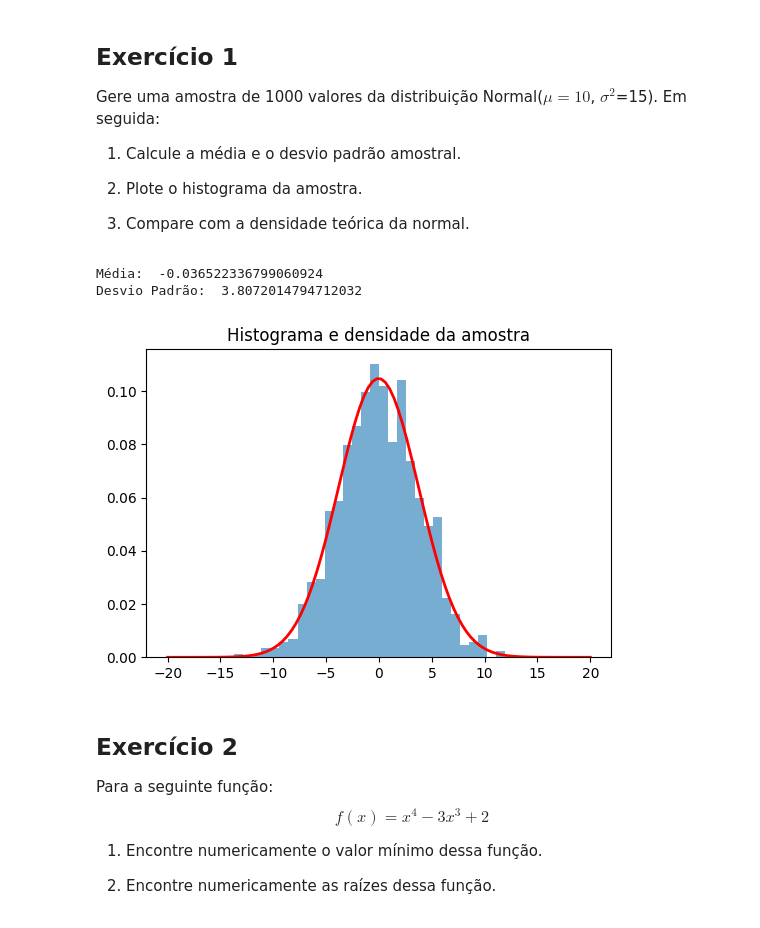
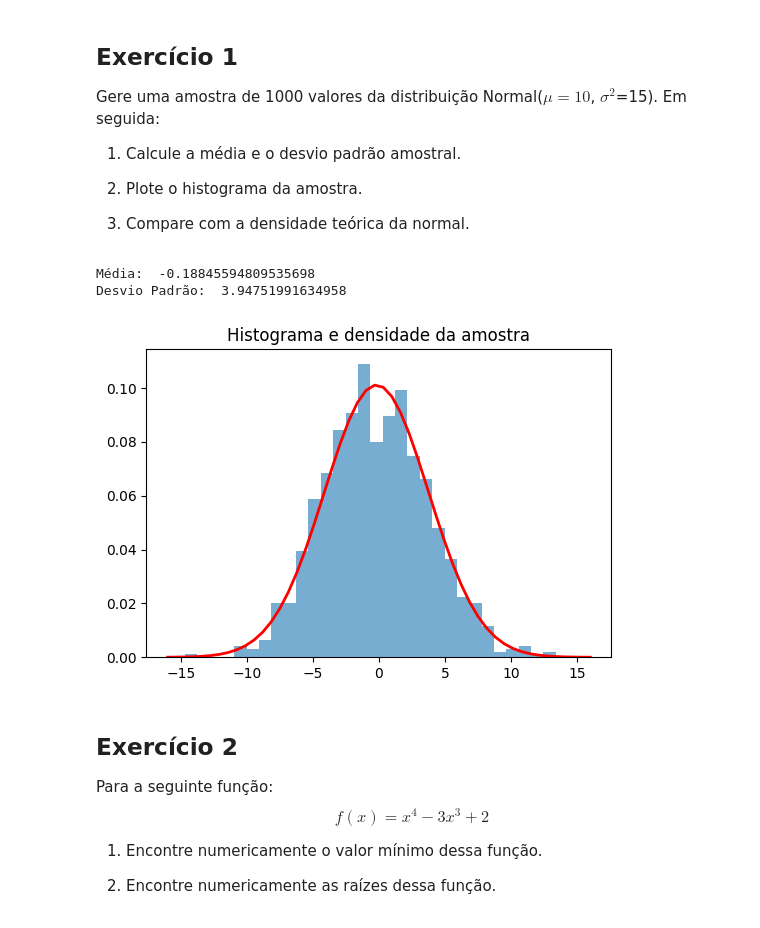
Before and after one commit to py222015328/CEE2, a Jupyter notebook: 23_scipy.ipynb, the cells around one changed output. Cells and saved outputs as stored; diff of their text form; code cells hidden in the pictures.

```diff
--- a/23_scipy.ipynb
+++ b/23_scipy.ipynb
@@ -674,35 +674,36 @@ Gere uma amostra de 1000 valores da distribuição Normal($\mu=10$, $\sigma^2$=1
 
 3) Compare com a densidade teórica da normal.
 # %%
+from scipy import stats
 from scipy.stats import norm
 import numpy as np
 import matplotlib.pyplot as plt
 
 # Gerar dados
 dados = norm.rvs(size=1000, loc=0, scale=np.sqrt(15))
 
 #Estatística Descritiva
 media = stats.tmean(dados)
 desvio_padrao = stats.tstd(dados)
 print('Média: ', media)
 print('Desvio Padrão: ', desvio_padrao)
 
 # Ajustar os parâmetros da distribuição
 params = norm.fit(dados)
 
 # Plotar histograma e PDF ajustada
-x = np.linspace(-20, 20, 100)
+x = np.linspace(-16, 16, 50)
 pdf_fitted = norm.pdf(x, *params)
 
 plt.figure(figsize=(6, 4))
 plt.hist(dados, bins=30, density=True, alpha=0.6)
 plt.plot(x, pdf_fitted, 'r-', lw=2)
 plt.title("Histograma e densidade da amostra")
 plt.show()
 # %% [output]
-Média:  -0.036522336799060924
-Desvio Padrão:  3.8072014794712032
+Média:  -0.18845594809535698
+Desvio Padrão:  3.94751991634958
-[figure, old version]
+[figure, new version]
 # %% [markdown]
 ## Exercício 2
 
```
